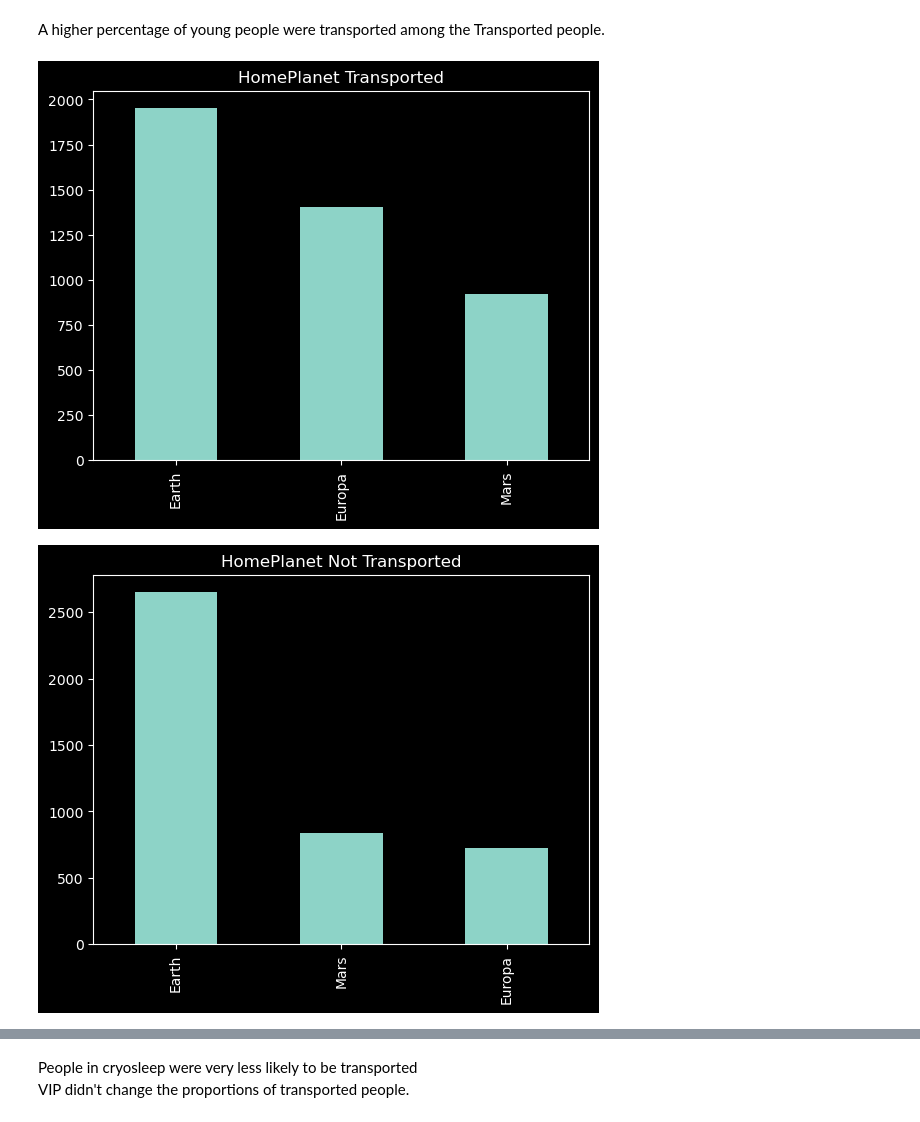
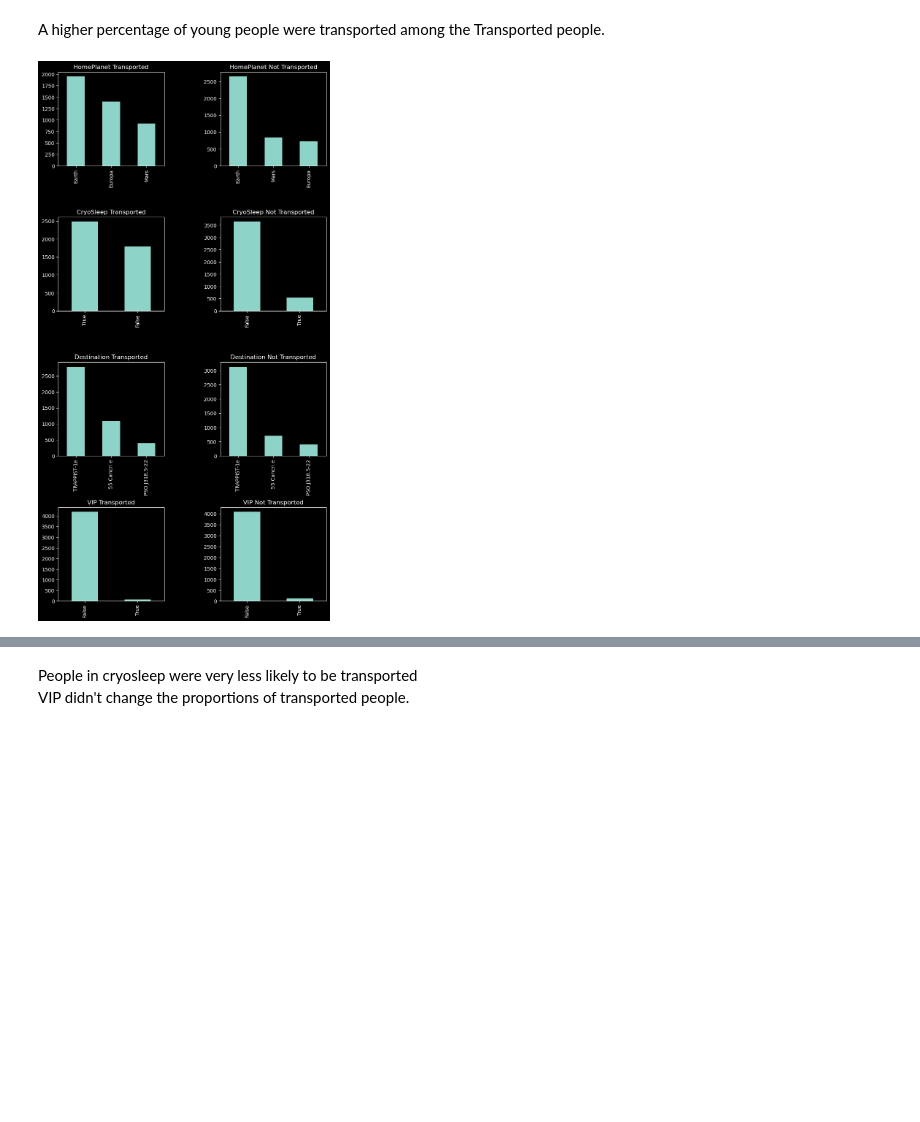
Before and after one commit to raacee/spaceship-titanic, a Jupyter notebook: sps_t_v2.ipynb, the cells around one changed output, grey strips where cells are left out. Saved outputs shown, nothing was run; the diff lists cells and outputs as text; code cells hidden in the pictures; blank space fills up the shorter version.

```diff
--- a/sps_t_v2.ipynb
+++ b/sps_t_v2.ipynb
@@ -113,14 +124,15 @@ plt.show()
 A higher percentage of young people were transported among the Transported people.
 # %%
 columns = ['HomePlanet','CryoSleep','Destination','VIP']
-for col in columns:
-    plt.title(col+" Transported")
-    df[df['Transported'] == True][col].value_counts().plot(kind='bar')
-    plt.show()
+fig, axs = plt.subplots(nrows=4, ncols=2, figsize=(10,17))
+fig.tight_layout(pad=8)
+for i,col in enumerate(columns):
+    axs[i%4,0].set_title(col+" Transported")
+    df[df['Transported'] == True][col].value_counts().plot(kind='bar', ax=axs[i%4,0])
 
-    plt.title(col+" Not Transported")
-    df[df['Transported'] == False][col].value_counts().plot(kind='bar')
-    plt.show()
+    axs[i%4,1].set_title(col+" Not Transported")
+    df[df['Transported'] == False][col].value_counts().plot(kind='bar', ax=axs[i%4,1])
+
+plt.show()
 # %% [output]
-[figure, old version]
+[figure, new version]
-[figure, removed]
```
Also changed, not shown: parts of 54 cells of this notebook.
